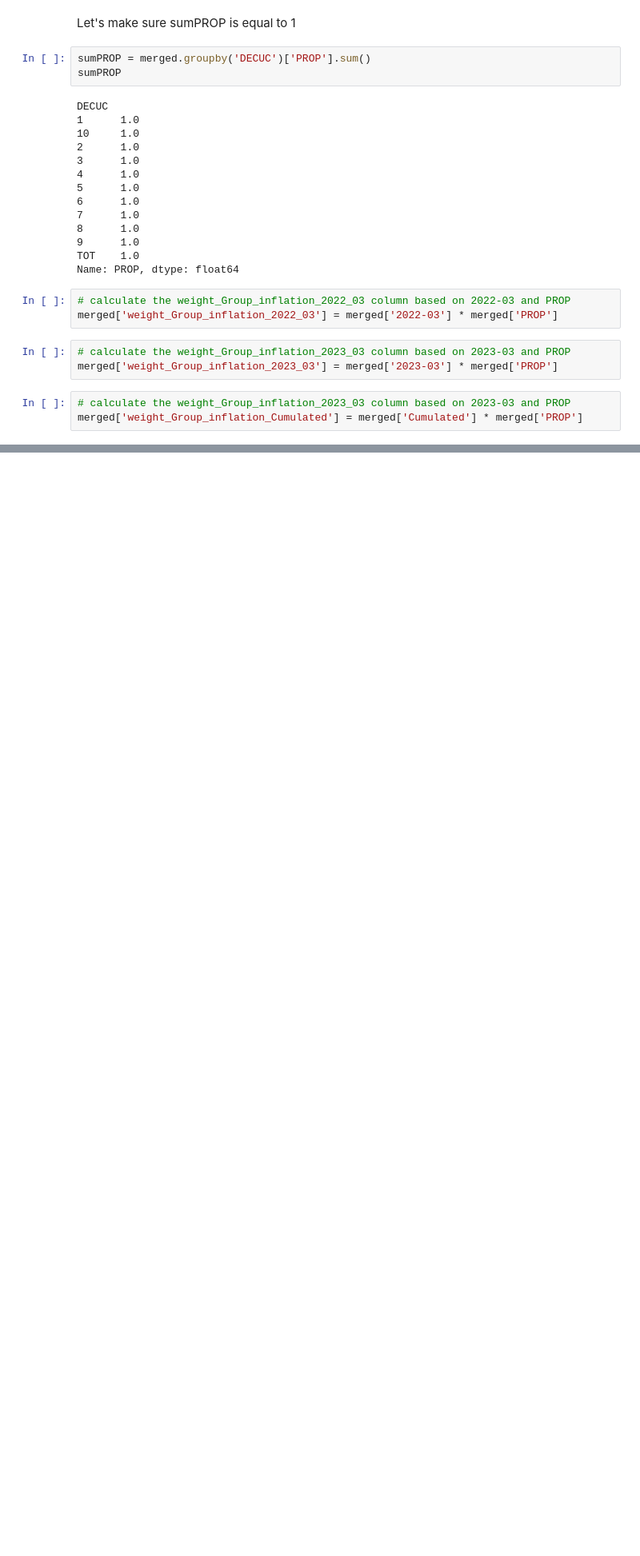
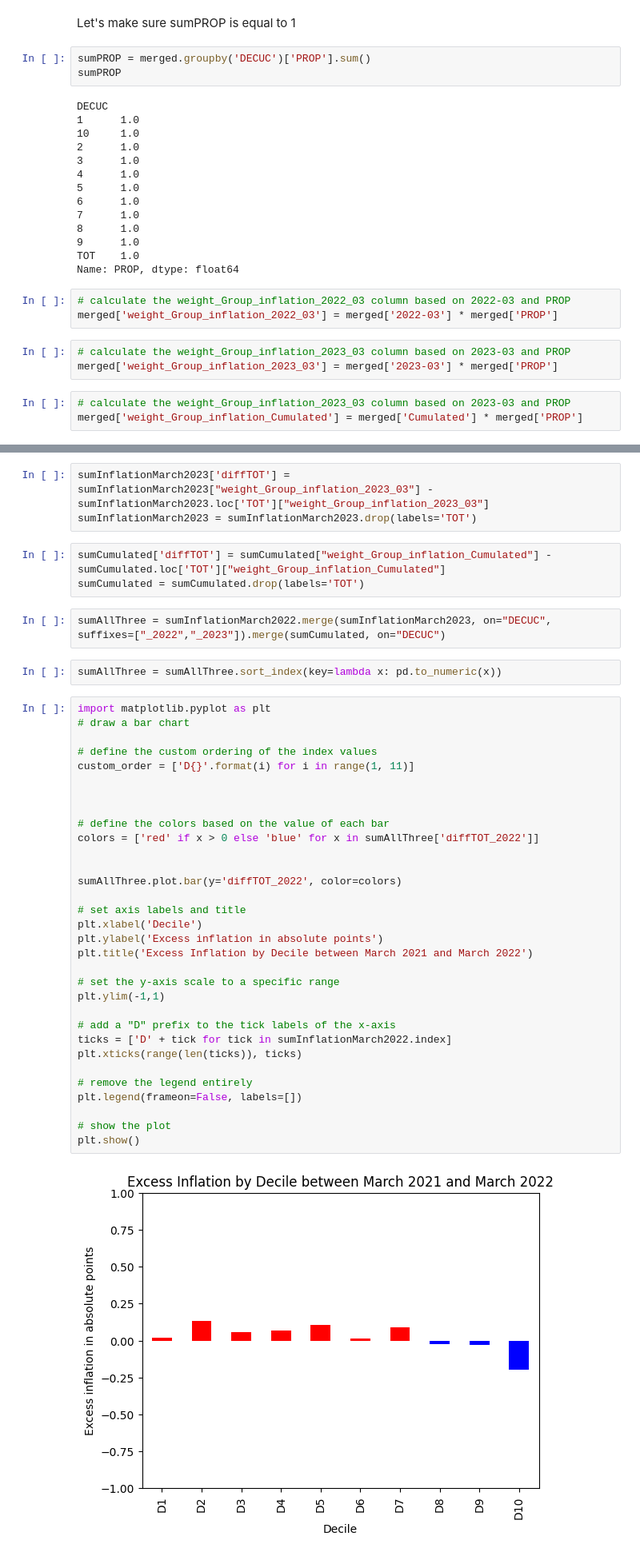
Before and after one commit to rm951/memoireESCP, a Jupyter notebook: figure4a.ipynb, the cells around one changed output, grey strips where cells are left out. Shown at 80% size. Saved outputs shown, nothing was run; the diff lists cells and outputs as text; blank space fills up the shorter version.

```diff
--- a/figure4a.ipynb
+++ b/figure4a.ipynb
@@ -112,0 +112,44 @@ sumCumulated[1] - sumCumulated[10]
+# %%
+sumInflationMarch2023['diffTOT'] = sumInflationMarch2023["weight_Group_inflation_2023_03"] - sumInflationMarch2023.loc['TOT']["weight_Group_inflation_2023_03"]
+sumInflationMarch2023 = sumInflationMarch2023.drop(labels='TOT')
+# %%
+sumCumulated['diffTOT'] = sumCumulated["weight_Group_inflation_Cumulated"] - sumCumulated.loc['TOT']["weight_Group_inflation_Cumulated"]
+sumCumulated = sumCumulated.drop(labels='TOT')
+# %%
+sumAllThree = sumInflationMarch2022.merge(sumInflationMarch2023, on="DECUC", suffixes=["_2022","_2023"]).merge(sumCumulated, on="DECUC")
+# %%
+sumAllThree = sumAllThree.sort_index(key=lambda x: pd.to_numeric(x))
+# %%
+import matplotlib.pyplot as plt
+# draw a bar chart
+
+# define the custom ordering of the index values
+custom_order = ['D{}'.format(i) for i in range(1, 11)]
+
+
+
+# define the colors based on the value of each bar
+colors = ['red' if x > 0 else 'blue' for x in sumAllThree['diffTOT_2022']]
+
+
+sumAllThree.plot.bar(y='diffTOT_2022', color=colors)
+
+# set axis labels and title
+plt.xlabel('Decile')
+plt.ylabel('Excess inflation in absolute points')
+plt.title('Excess Inflation by Decile between March 2021 and March 2022')
+
+# set the y-axis scale to a specific range
+plt.ylim(-1,1)
+
+# add a "D" prefix to the tick labels of the x-axis
+ticks = ['D' + tick for tick in sumInflationMarch2022.index]
+plt.xticks(range(len(ticks)), ticks)
+
+# remove the legend entirely
+plt.legend(frameon=False, labels=[])
+
+# show the plot
+plt.show()
+# %% [output]
+[figure, added]
```
Also changed, not shown: parts of 9 cells of this notebook, 4 other files.
